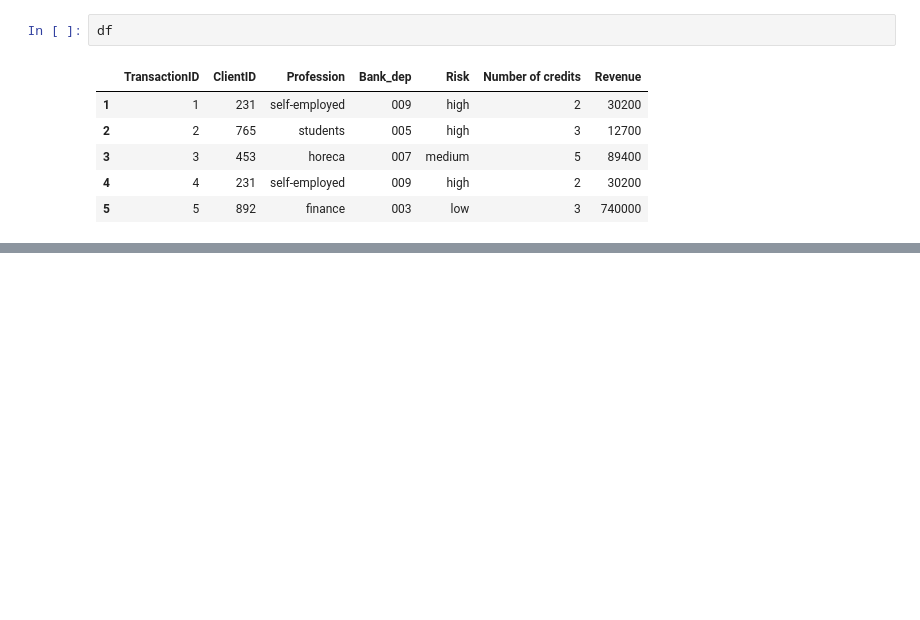
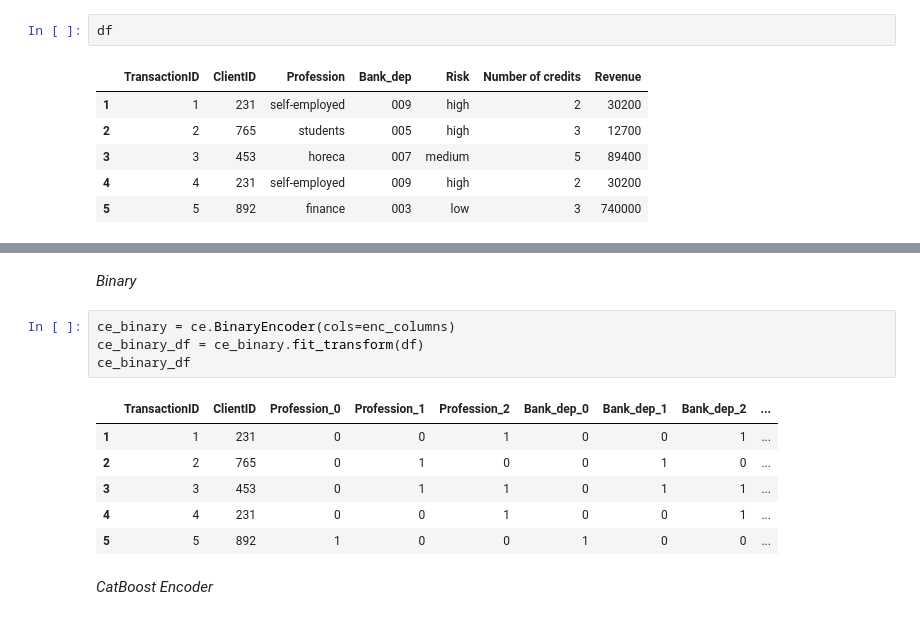
Before and after one commit to psyrgkan/DAFT_1022, a Jupyter notebook: Module_1/Lab_32_Encoding/encoding.ipynb, the cells around one changed output, grey strips where cells are left out. Drawn from its saved outputs; the diff is of its cells as text; blank space fills up the shorter version.

```diff
--- a/Module_1/Lab_32_Encoding/encoding.ipynb
+++ b/Module_1/Lab_32_Encoding/encoding.ipynb
@@ -24,0 +83,15 @@ df
+# %% [markdown]
+*Binary*
+# %%
+ce_binary = ce.BinaryEncoder(cols=enc_columns)
+ce_binary_df = ce_binary.fit_transform(df)
+ce_binary_df
+# %% [output]
+|  | TransactionID | ClientID | Profession_0 | Profession_1 | Profession_2 | Bank_dep_0 | Bank_dep_1 | Bank_dep_2 | ... |
+| 1 | 1 | 231 | 0 | 0 | 1 | 0 | 0 | 1 | ... |
+| 2 | 2 | 765 | 0 | 1 | 0 | 0 | 1 | 0 | ... |
+| 3 | 3 | 453 | 0 | 1 | 1 | 0 | 1 | 1 | ... |
+| 4 | 4 | 231 | 0 | 0 | 1 | 0 | 0 | 1 | ... |
+| 5 | 5 | 892 | 1 | 0 | 0 | 1 | 0 | 0 | ... |
+# %% [markdown]
+*CatBoost Encoder*
```
Also changed, not shown: parts of 49 cells of this notebook.
